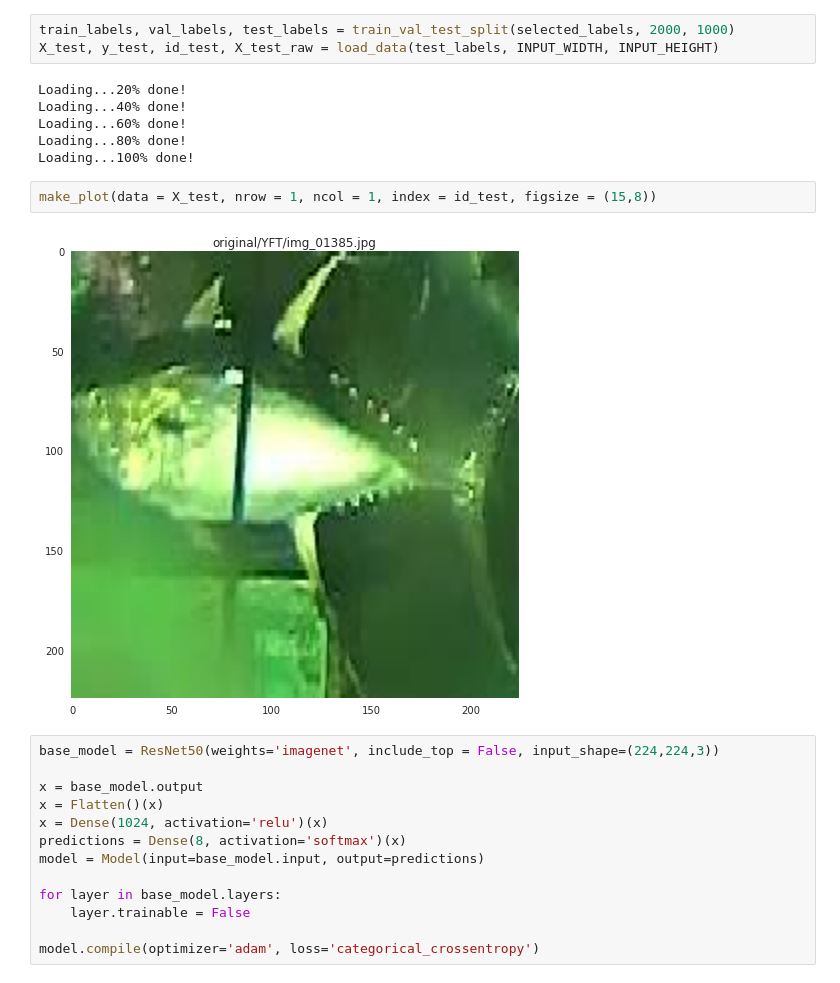
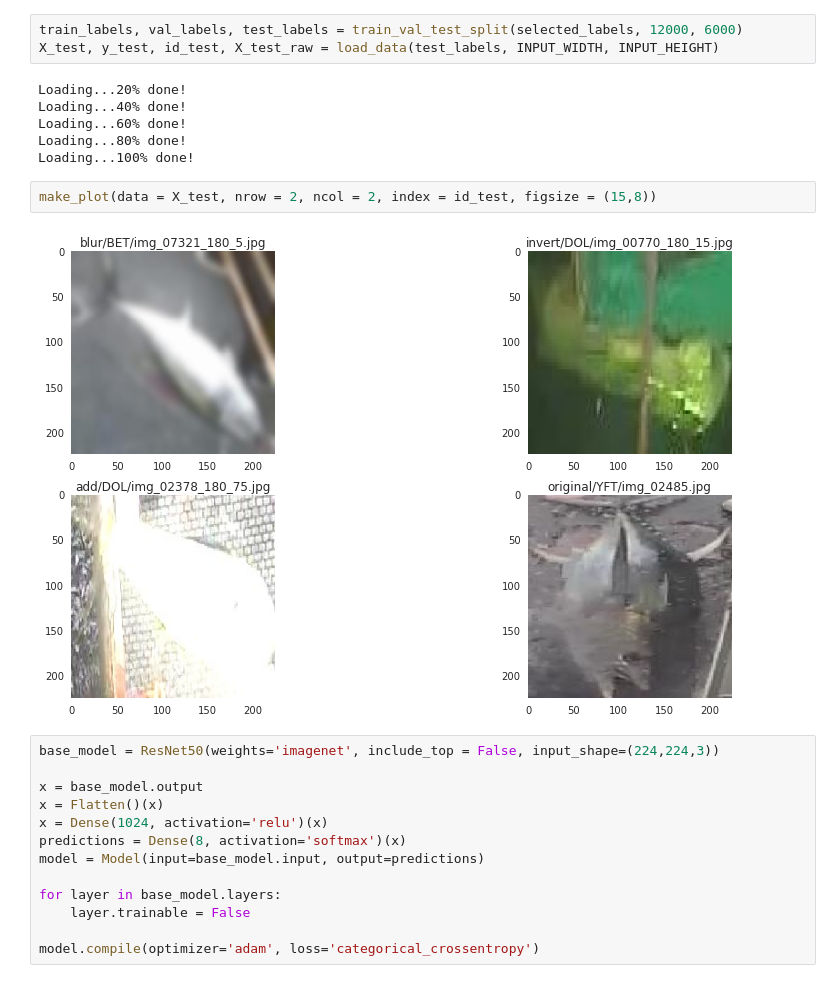
Before and after one commit to lqdreality/fisheries_monitoring, a Jupyter notebook: classifiers/Classifier_ResNet50_SuperBox.ipynb, the cells around one changed output. Cells and saved outputs as stored; diff of their text form.

```diff
--- a/classifiers/Classifier_ResNet50_SuperBox.ipynb
+++ b/classifiers/Classifier_ResNet50_SuperBox.ipynb
@@ -263,7 +261,7 @@ Original size: 734      After augmentation: YFT 11744   times augmented: 16.0
 [figure]
 [figure]
 # %%
-train_labels, val_labels, test_labels = train_val_test_split(selected_labels, 2000, 1000)
+train_labels, val_labels, test_labels = train_val_test_split(selected_labels, 12000, 6000)
 X_test, y_test, id_test, X_test_raw = load_data(test_labels, INPUT_WIDTH, INPUT_HEIGHT)
 # %% [output]
 Loading...20% done!
@@ -272,9 +270,9 @@ Loading...60% done!
 Loading...80% done!
 Loading...100% done!
 # %%
-make_plot(data = X_test, nrow = 1, ncol = 1, index = id_test, figsize = (15,8))
+make_plot(data = X_test, nrow = 2, ncol = 2, index = id_test, figsize = (15,8))
 # %% [output]
-[figure, old version]
+[figure, new version]
 # %%
 base_model = ResNet50(weights='imagenet', include_top = False, input_shape=(224,224,3))
 
```
Also changed, not shown: parts of 8 cells of this notebook, 2 other files.
